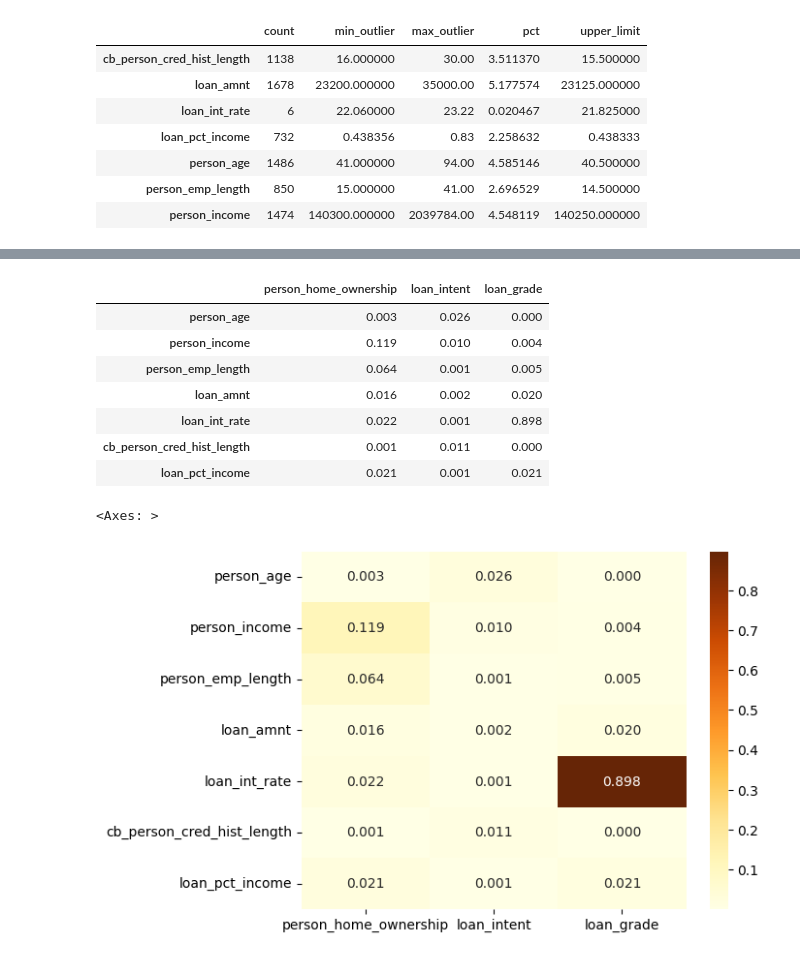
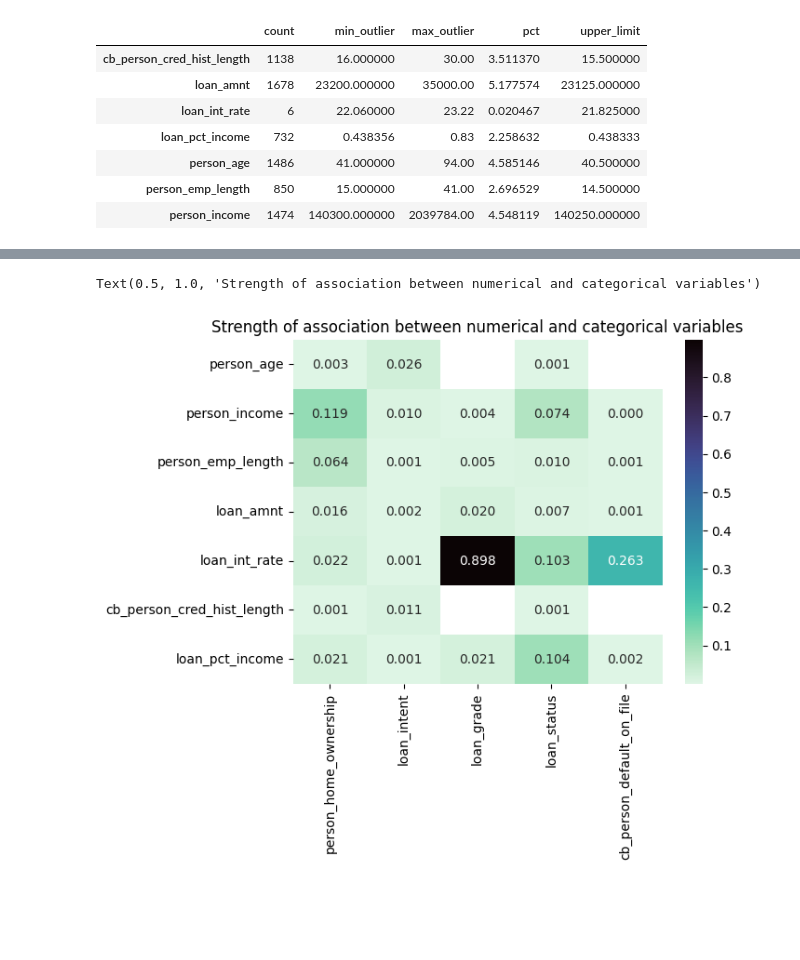
Before and after one commit to hahanni/credit-risk-analysis, a Jupyter notebook: risk analysis/notebooks/eda.ipynb, the cells around one changed output, grey strips where cells are left out. Saved outputs shown, nothing was run; the diff lists cells and outputs as text; code cells hidden in the pictures; blank space fills up the shorter version.

```diff
--- a/risk analysis/notebooks/eda.ipynb
+++ b/risk analysis/notebooks/eda.ipynb
@@ -96,4 +115,3 @@ In the data quality assessment we will be taking a closer look to the identified
 # %%
-df["cb_person_default_on_file"] = df["cb_person_default_on_file"].replace(to_replace= ["N", "Y"], value= [0, 1])
-df[["cb_person_default_on_file", "loan_status"]] = df[["cb_person_default_on_file", "loan_status"]].astype(bool)
-df.head()
+df["cb_person_default_on_file"] = df["cb_person_default_on_file"].map({"N": False, "Y": True})
+df["loan_status"] = df["loan_status"].astype(bool)
@@ -702,44 +661,22 @@ plt.tick_params(axis='x', labelrotation=45)
 # %%
-headers = []
-indices = []
-kruskal_list = []
-
-for col1 in categorical_cols:
-    headers.append(col1)
-    for col2 in numeric_cols:
-        if col2 not in indices:
-            indices.append(col2)
-        groups = [group[col2].values for name, group in df_clean.groupby(col1)]
-        statistic, pval = kruskal(*groups)
-        kruskal_list.append(pval)
-
-kruskal_list = pd.DataFrame(kruskal_list)
-kruskal_table = pd.DataFrame(kruskal_list.values.reshape(7, 3), index = indices, columns = headers)
-#display(kruskal_table.style.format("{:.6f}"))
-
-#sns.heatmap(kruskal_table, annot=True, fmt = ".4f", cmap="Blues")
-
+kruskal_results = {}
 effect = {}
-for cat in categorical_cols:
+for cat in cat_bool_cols:
+    kruskal_results[cat] = {}
     effect[cat] = {}
     for num in numeric_cols:
         groups = [g[num].dropna().values for _, g in df_clean.groupby(cat)]
         groups = [g for g in groups if len(g) > 0]
-        H = kruskal(*groups).statistic
+        H, p_value = kruskal(*groups)
+        kruskal_results[cat][num] = p_value
         n = sum(len(g) for g in groups)
         effect[cat][num] = H / (n - 1)
 
+kruskal_table = pd.DataFrame(kruskal_results)
 effect_table = pd.DataFrame(effect)
-display(effect_table.style.format("{:.3f}").background_gradient(cmap="Blues"))
-sns.heatmap(effect_table, annot=True, fmt = ".3f", cmap="YlOrBr")
+effect_table = effect_table.mask(kruskal_table > 0.05)
+sns.heatmap(effect_table, annot=True, fmt = ".3f", cmap="mako_r")
+plt.title("Strength of association between numerical and categorical variables")
 # %% [output]
-|  | person_home_ownership | loan_intent | loan_grade |
-| person_age | 0.003 | 0.026 | 0.000 |
-| person_income | 0.119 | 0.010 | 0.004 |
-| person_emp_length | 0.064 | 0.001 | 0.005 |
-| loan_amnt | 0.016 | 0.002 | 0.020 |
-| loan_int_rate | 0.022 | 0.001 | 0.898 |
-| cb_person_cred_hist_length | 0.001 | 0.011 | 0.000 |
-| loan_pct_income | 0.021 | 0.001 | 0.021 |
-<Axes: >
+Text(0.5, 1.0, 'Strength of association between numerical and categorical variables')
-[figure, old version]
+[figure, new version]
```
Also changed, not shown: parts of 126 cells of this notebook.
